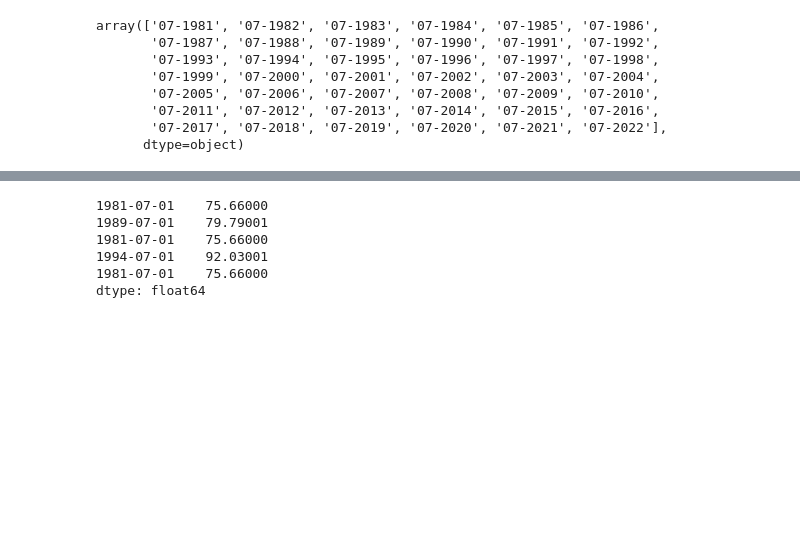
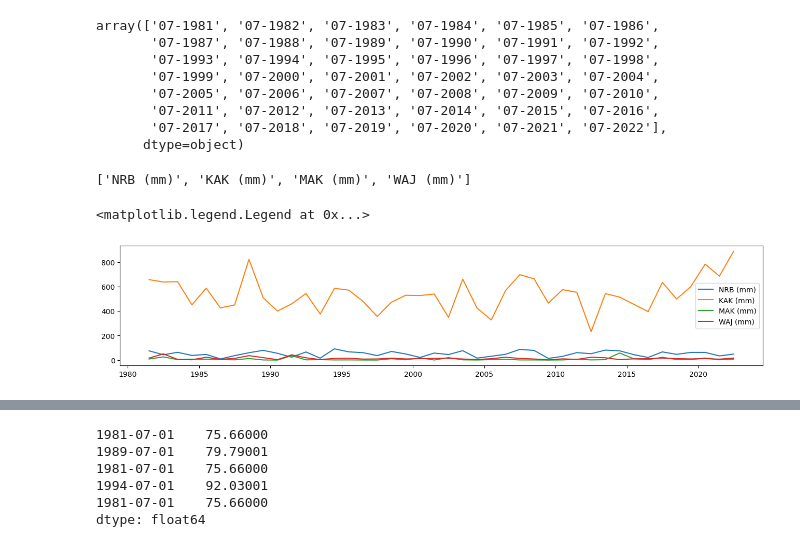
Before and after one commit to owuordickson/t-graank, a Jupyter notebook: analysis/timeseries_analysis.ipynb, the cells around one changed output, grey strips where cells are left out. Drawn from its saved outputs; the diff is of its cells as text; code cells hidden in the pictures; blank space fills up the shorter version.

```diff
--- a/analysis/timeseries_analysis.ipynb
+++ b/analysis/timeseries_analysis.ipynb
@@ -108,8 +108,20 @@ datetime_index = pd.DatetimeIndex(datetime_series)
 #datetime_index
 # %%
 lst_ts = []
+lst_titles = []
 for col in tgp.attr_cols:
     ts = pd.Series(tgp.data[:, col].astype(float), index=datetime_index)
+    lst_titles.append(tgp.titles[col][1].decode())
     lst_ts.append(ts)
+# %% [output]
+['NRB (mm)', 'KAK (mm)', 'MAK (mm)', 'WAJ (mm)']
+# %%
+plt.figure(figsize=(16,3))
+for i in range(len(lst_ts)):
+    plt.plot(datetime_index, lst_ts[i], label=lst_titles[i])
+plt.legend()
+# %% [output]
+<matplotlib.legend.Legend at 0x...>
+[figure, added]
 # %%
 plt.figure(figsize=(16,3))
```
Also changed, not shown: parts of 4 cells of this notebook.
